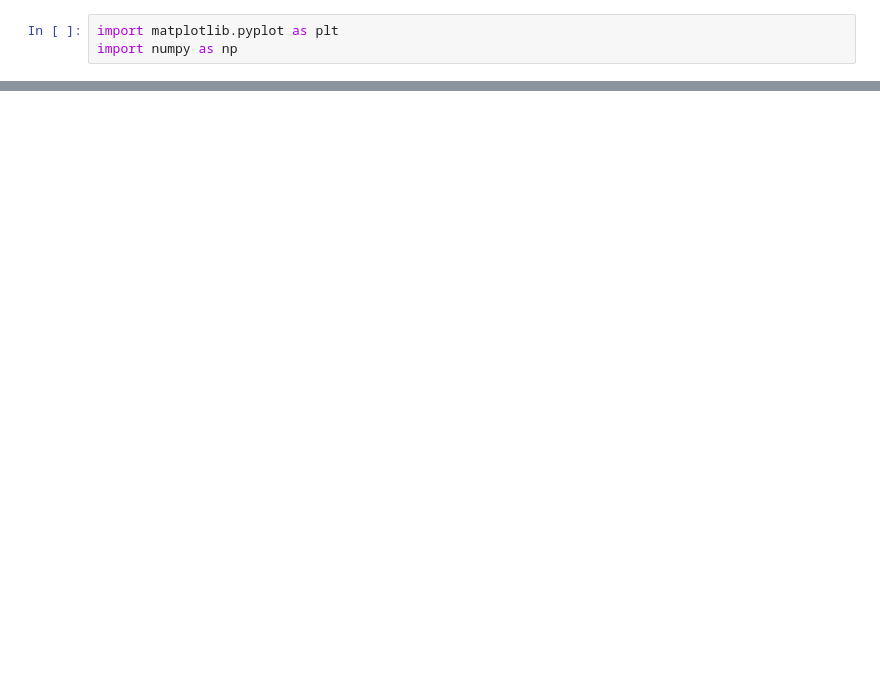
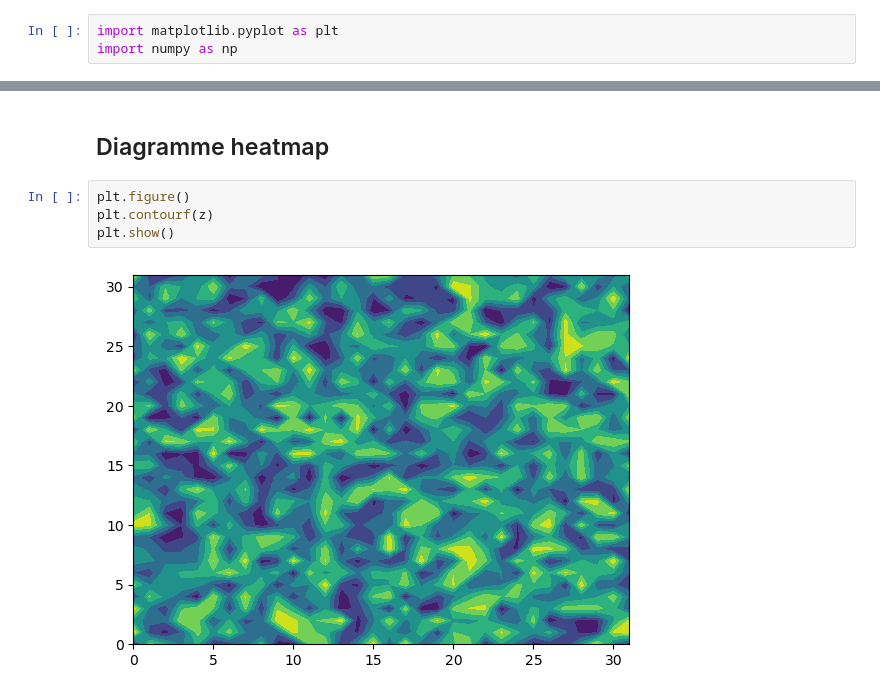
Before and after one commit to djili/all-about-python, a Jupyter notebook: tools/Matplotlib.ipynb, the cells around one changed output, grey strips where cells are left out. Saved outputs shown, nothing was run; the diff lists cells and outputs as text; blank space fills up the shorter version.

```diff
--- a/tools/Matplotlib.ipynb
+++ b/tools/Matplotlib.ipynb
@@ -141,0 +74,8 @@ plt.show()
+# %% [markdown]
+## Diagramme heatmap
+# %%
+plt.figure()
+plt.contourf(z)
+plt.show()
+# %% [output]
+[figure, added]
```
Also changed, not shown: parts of 61 cells of this notebook.
